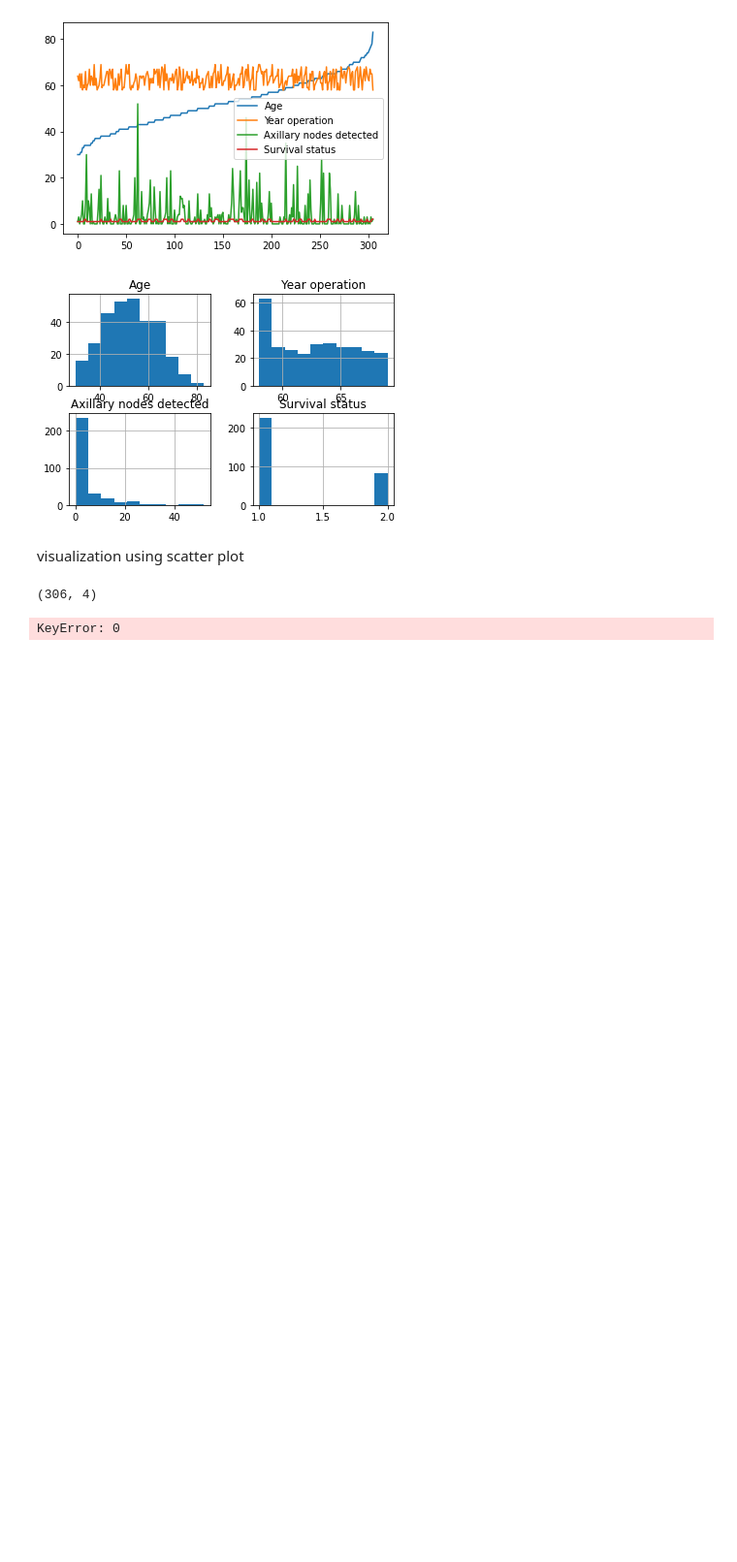
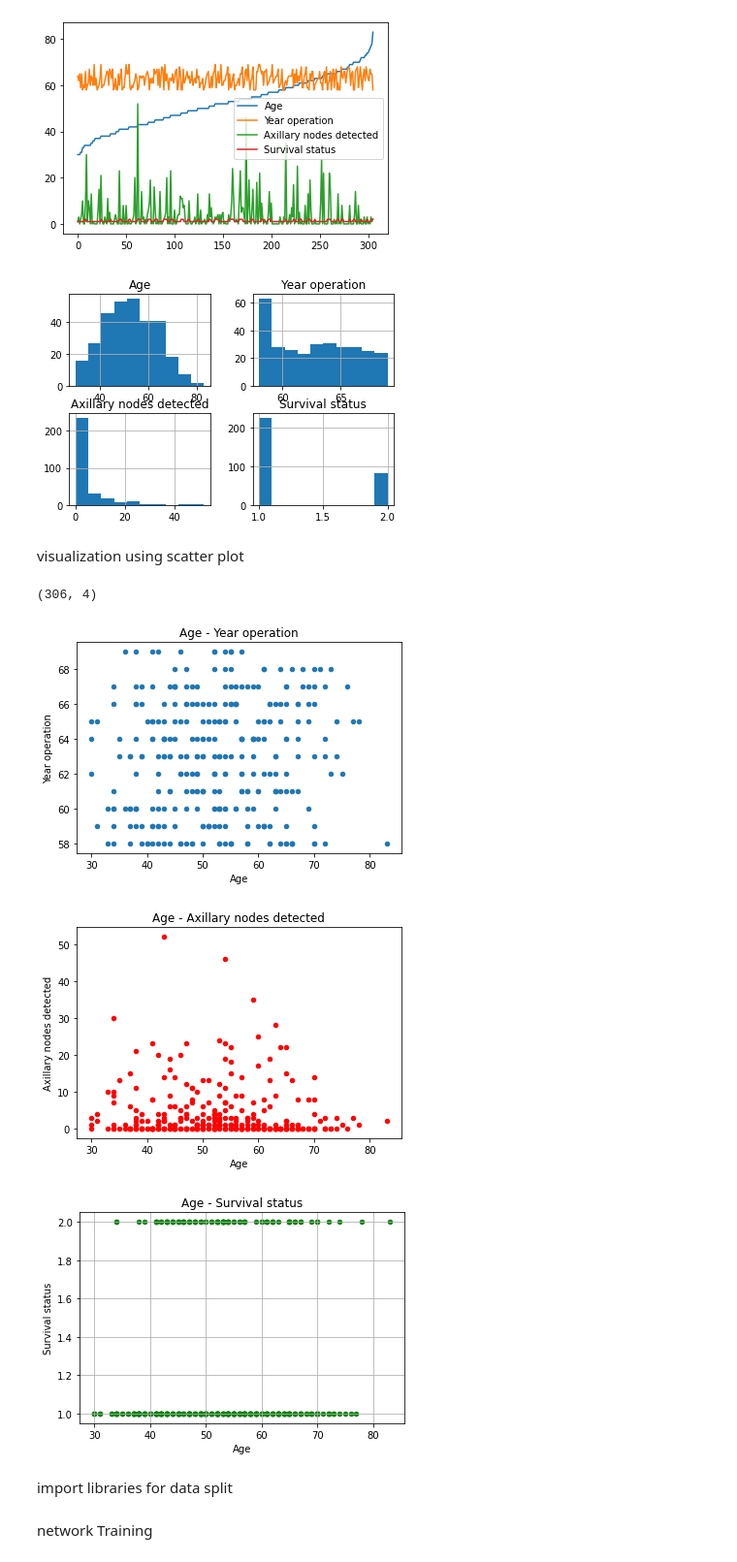
Before and after one commit to nikoshourdas/finalProject_Artificial_Neural_Networks, a Jupyter notebook: project tp4774.ipynb, the cells around one changed output. Shown at 97% size. Drawn from its saved outputs; the diff is of its cells as text; code cells hidden in the pictures; blank space fills up the shorter version.

```diff
--- a/project tp4774.ipynb
+++ b/project tp4774.ipynb
@@ -60,9 +55,0 @@ target = temp_Array[:,3]
-# %%
-target.reshape(dataset[0].shape[0])
-target.reshape(dataset[1].shape[0])
-
-plt.title("dataset visualize using scatter plot")
-plt.grid()
-plt.scatter(data[0],data[1],c = y[:4])
-# %% [output]
-KeyError: 0
@@ -68,0 +61,17 @@ KeyError: 0
+# %%
+
+
+dataset.plot(kind = "scatter" , x = "Age" , y = "Year operation", title = "Age - Year operation")
+
+dataset.plot(kind = "scatter" , x = "Age" , y = "Axillary nodes detected",color = "red",title = "Age - Axillary nodes detected")
+
+dataset.plot(kind = "scatter" , x = "Age" , y = "Survival status",color="green", title = "Age - Survival status")
+
+plt.grid()
+plt.show()
+# %% [output]
+[figure, added]
+[figure, added]
+[figure, added]
+# %% [markdown]
+import libraries for data split
@@ -68,0 +93,2 @@ KeyError: 0
+# %% [markdown]
+network Training
```
Also changed, not shown: parts of 5 cells of this notebook, 1 other file.
